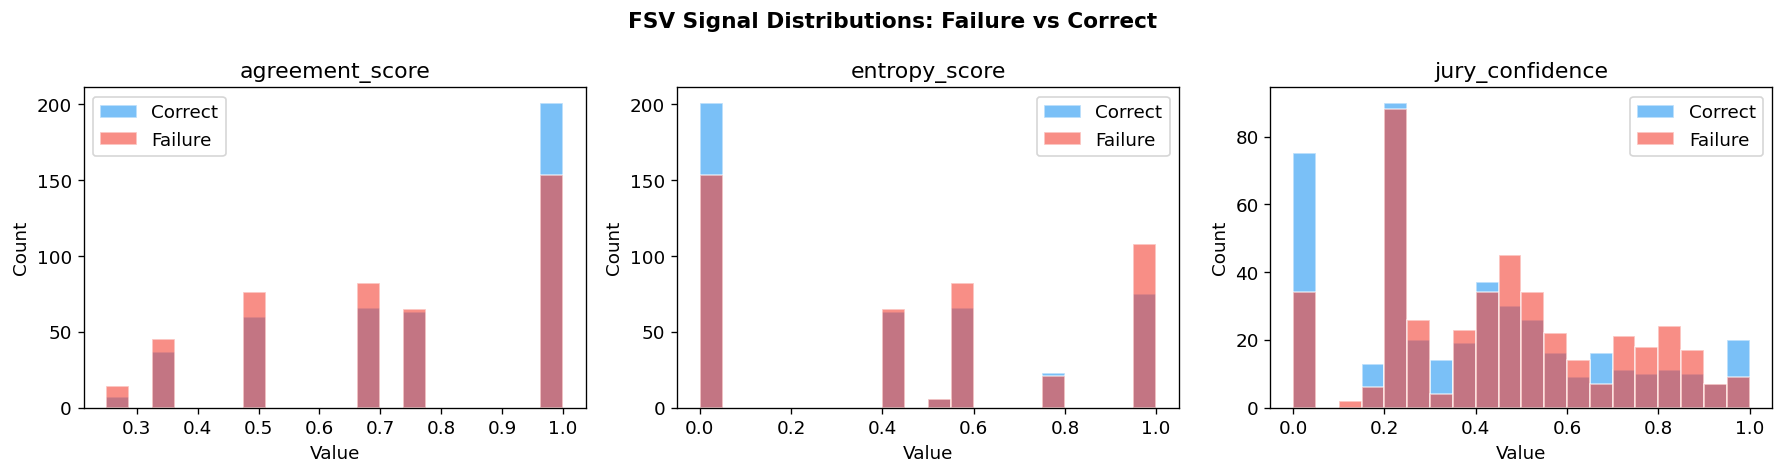
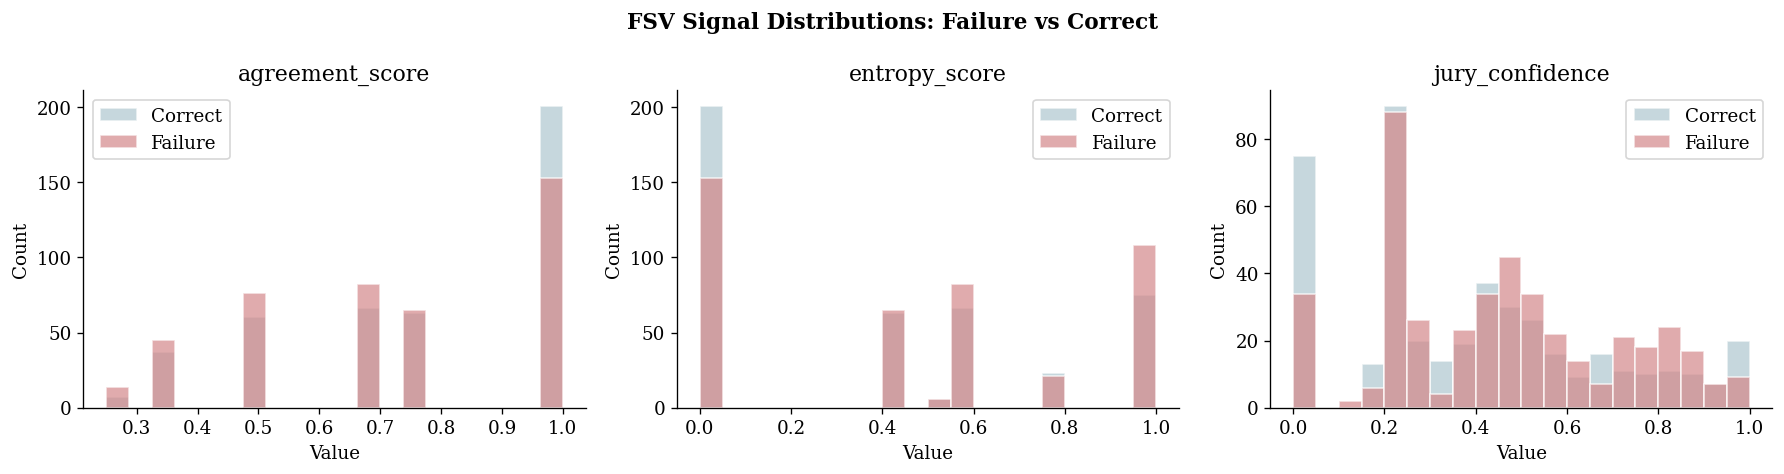
The change to this notebook cell's code, shown as a diff; its figure went from the first image to the second:
--- before
+++ after
@@ -4,5 +4,5 @@
 
 numeric_signals = ["agreement_score", "entropy_score", "jury_confidence"]
-colors = {0: "#2196F3", 1: "#F44336"}
+colors     = {0: RC["correct"], 1: RC["failure"]}
 labels_map = {0: "Correct", 1: "Failure"}
 
@@ -10,5 +10,5 @@
     for lbl in [0, 1]:
         subset = df[df["label"] == lbl][col]
-        ax.hist(subset, bins=20, alpha=0.6, color=colors[lbl],
+        ax.hist(subset, bins=20, alpha=0.7, color=colors[lbl],
                 label=labels_map[lbl], edgecolor="white")
     ax.set_title(col)

Commit: .